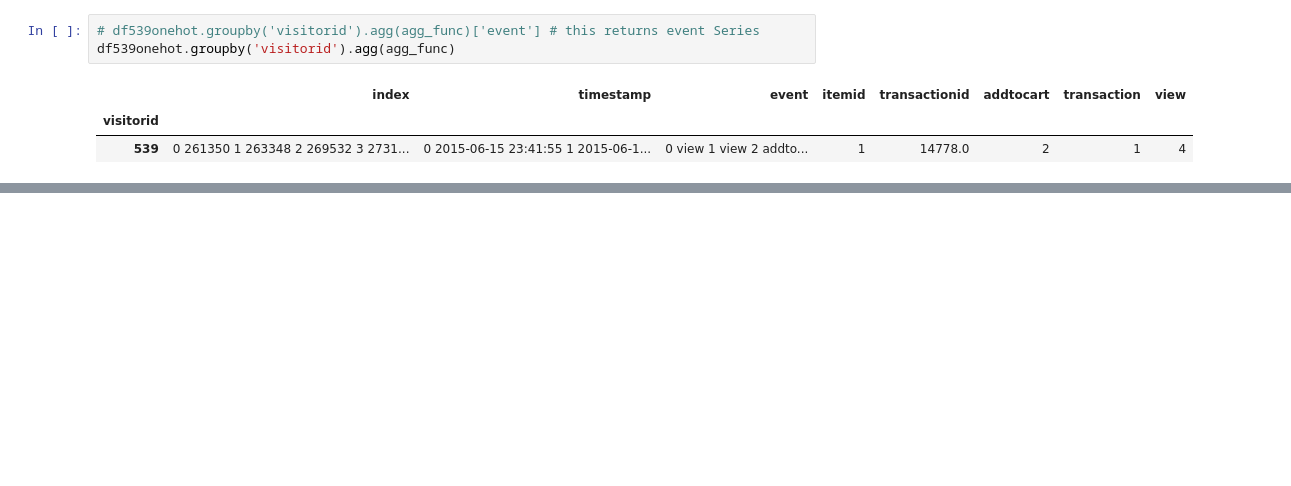
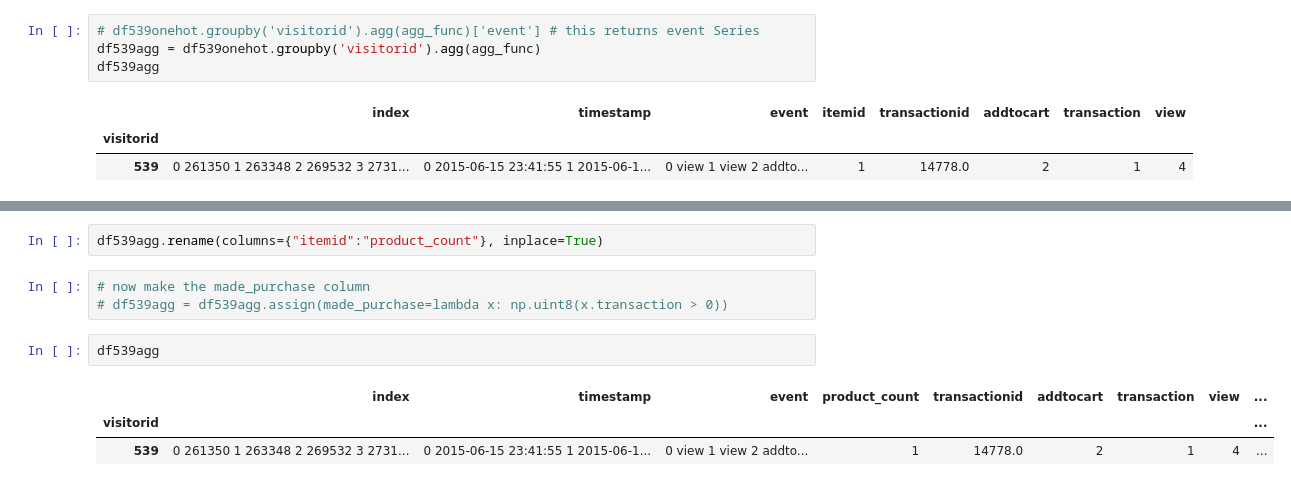
Before and after one commit to truejimfrank/WebCustomerFingerprints, a Jupyter notebook: notebooks/logistic_process.ipynb, the cells around one changed output, grey strips where cells are left out. Saved outputs shown, nothing was run; the diff lists cells and outputs as text; blank space fills up the shorter version.

```diff
--- a/notebooks/logistic_process.ipynb
+++ b/notebooks/logistic_process.ipynb
@@ -301,7 +326,8 @@ def agg_func(row):
     return c0, c1, c2, c3, c4, c5, c6, c7
 # %%
 # df539onehot.groupby('visitorid').agg(agg_func)['event'] # this returns event Series
-df539onehot.groupby('visitorid').agg(agg_func)
+df539agg = df539onehot.groupby('visitorid').agg(agg_func)
+df539agg
 # %% [output]
 |  | index | timestamp | event | itemid | transactionid | addtocart | transaction | view |
 | visitorid |  |  |  |  |  |  |  |  |
@@ -310,0 +345,11 @@ df539onehot.sort_values(by=['timestamp'])
+# %%
+df539agg.rename(columns={"itemid":"product_count"}, inplace=True)
+# %%
+# now make the made_purchase column
+# df539agg = df539agg.assign(made_purchase=lambda x: np.uint8(x.transaction > 0))
+# %%
+df539agg
+# %% [output]
+|  | index | timestamp | event | product_count | transactionid | addtocart | transaction | view | ... |
+| visitorid |  |  |  |  |  |  |  |  | ... |
+| 539 | 0 261350 1 263348 2 269532 3 2731... | 0 2015-06-15 23:41:55 1 2015-06-1... | 0 view 1 view 2 addto... | 1 | 14778.0 | 2 | 1 | 4 | ... |
```
Also changed, not shown: parts of 4 cells of this notebook, 1 other file.
